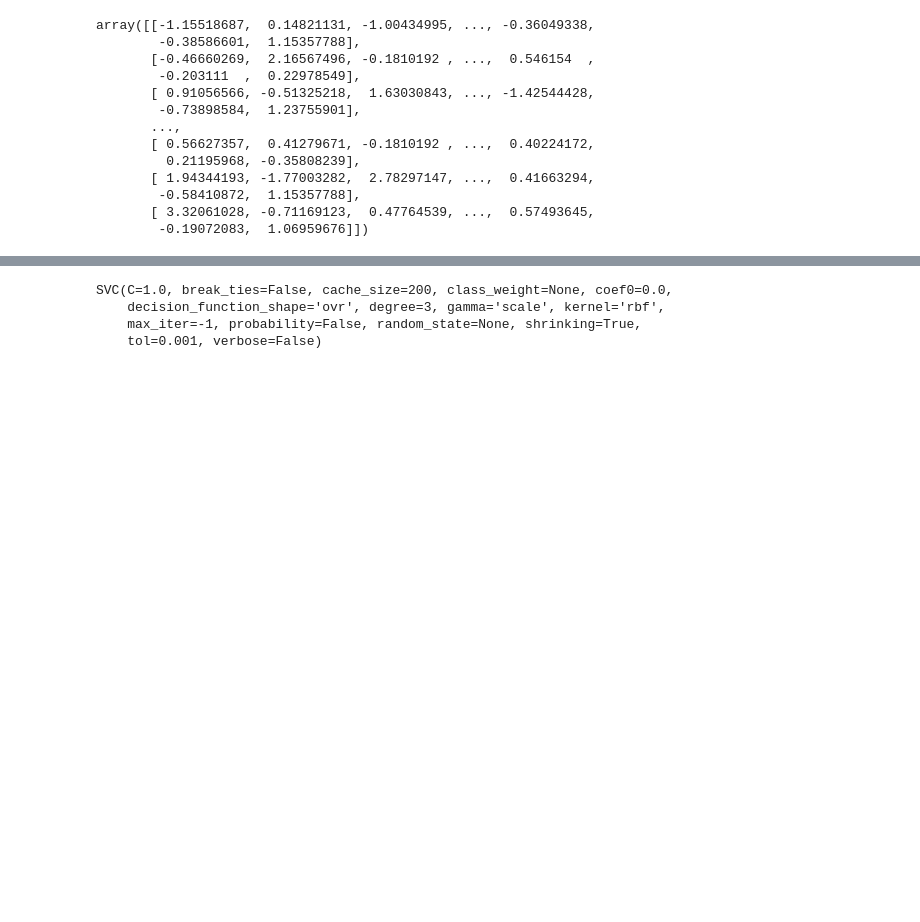
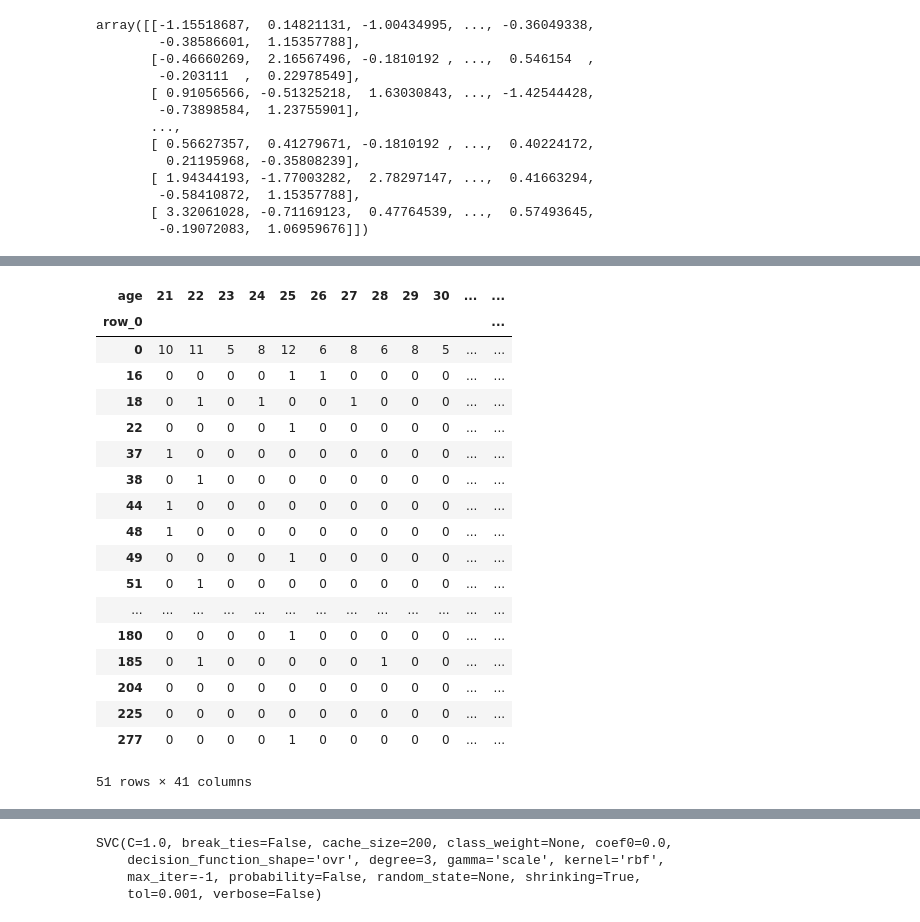
Before and after one commit to wwwsarojsingh10/diabetes_prediction, a Jupyter notebook: diabetes.ipynb, the cells around one changed output, grey strips where cells are left out. Drawn from its saved outputs; the diff is of its cells as text; code cells hidden in the pictures; blank space fills up the shorter version.

```diff
--- a/diabetes.ipynb
+++ b/diabetes.ipynb
@@ -178,0 +186,5 @@ array([[-1.15518687,  0.14821131, -1.00434995, ..., -0.36049338,
+# %%
+x = train.iloc[:,0:4]
+y = train.iloc[:,4]
+# %%
+neigh.fit(x,y)
@@ -178,0 +195,2 @@ array([[-1.15518687,  0.14821131, -1.00434995, ..., -0.36049338,
+# %%
+training_pred = neigh.predict(train.iloc[:,0:4])
@@ -178,0 +202,2 @@ array([[-1.15518687,  0.14821131, -1.00434995, ..., -0.36049338,
+# %%
+testing_pred = neigh.predict(test.iloc[:,0:4])
@@ -178,0 +252,23 @@ array([[-1.15518687,  0.14821131, -1.00434995, ..., -0.36049338,
+# %%
+pd.crosstab(training_pred, train.age)
+pd.crosstab(testing_pred, test.age)
+# %% [output]
+| age | 21 | 22 | 23 | 24 | 25 | 26 | 27 | 28 | 29 | 30 | ... | ... |
+| row_0 |  |  |  |  |  |  |  |  |  |  |  | ... |
+| 0 | 10 | 11 | 5 | 8 | 12 | 6 | 8 | 6 | 8 | 5 | ... | ... |
+| 16 | 0 | 0 | 0 | 0 | 1 | 1 | 0 | 0 | 0 | 0 | ... | ... |
+| 18 | 0 | 1 | 0 | 1 | 0 | 0 | 1 | 0 | 0 | 0 | ... | ... |
+| 22 | 0 | 0 | 0 | 0 | 1 | 0 | 0 | 0 | 0 | 0 | ... | ... |
+| 37 | 1 | 0 | 0 | 0 | 0 | 0 | 0 | 0 | 0 | 0 | ... | ... |
+| 38 | 0 | 1 | 0 | 0 | 0 | 0 | 0 | 0 | 0 | 0 | ... | ... |
+| 44 | 1 | 0 | 0 | 0 | 0 | 0 | 0 | 0 | 0 | 0 | ... | ... |
+| 48 | 1 | 0 | 0 | 0 | 0 | 0 | 0 | 0 | 0 | 0 | ... | ... |
+| 49 | 0 | 0 | 0 | 0 | 1 | 0 | 0 | 0 | 0 | 0 | ... | ... |
+| 51 | 0 | 1 | 0 | 0 | 0 | 0 | 0 | 0 | 0 | 0 | ... | ... |
+| ... | ... | ... | ... | ... | ... | ... | ... | ... | ... | ... | ... | ... |
+| 180 | 0 | 0 | 0 | 0 | 1 | 0 | 0 | 0 | 0 | 0 | ... | ... |
+| 185 | 0 | 1 | 0 | 0 | 0 | 0 | 0 | 1 | 0 | 0 | ... | ... |
+| 204 | 0 | 0 | 0 | 0 | 0 | 0 | 0 | 0 | 0 | 0 | ... | ... |
+| 225 | 0 | 0 | 0 | 0 | 0 | 0 | 0 | 0 | 0 | 0 | ... | ... |
+| 277 | 0 | 0 | 0 | 0 | 1 | 0 | 0 | 0 | 0 | 0 | ... | ... |
+51 rows × 41 columns
```
Also changed, not shown: parts of 19 cells of this notebook.
